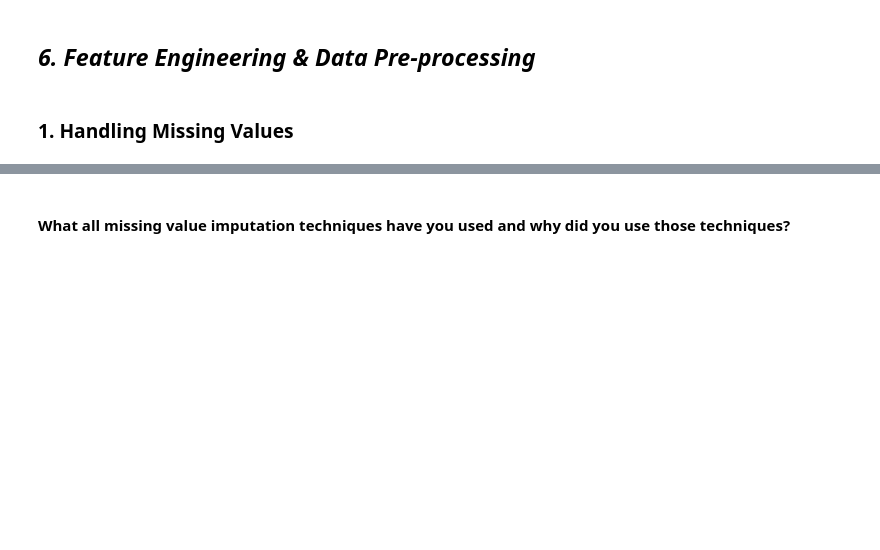
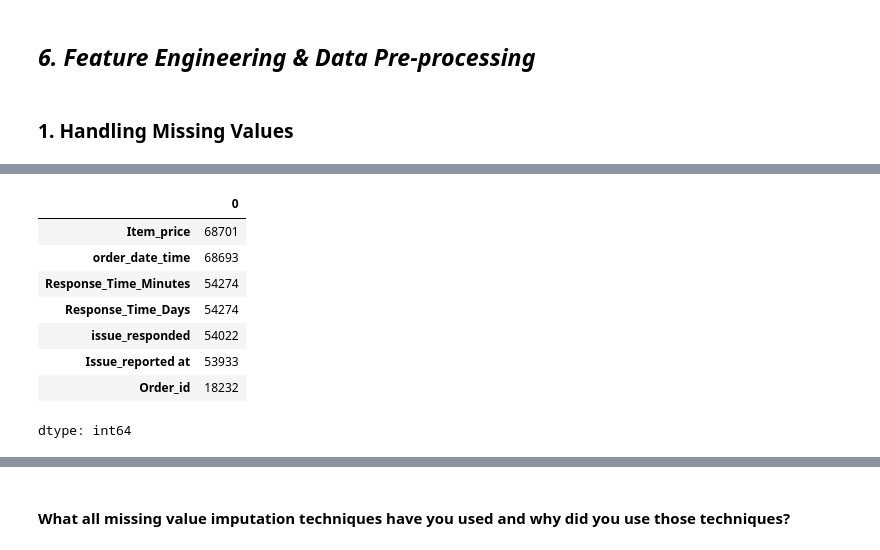
Before and after one commit to Shuvam-2000/Classification-Flipkart-Customer-Service-Satisfaction, a Jupyter notebook: Classification_Flipkart_Customer_Service_Satisfaction.ipynb, the cells around one changed output, grey strips where cells are left out. Saved outputs shown, nothing was run; the diff lists cells and outputs as text; code cells hidden in the pictures; blank space fills up the shorter version.

```diff
--- a/Classification_Flipkart_Customer_Service_Satisfaction.ipynb
+++ b/Classification_Flipkart_Customer_Service_Satisfaction.ipynb
@@ -2126,0 +2227,15 @@ Answer Here.
+# %%
+# display only the columns which has missing values
+missing_values = df.isnull().sum()
+
+missing_values[missing_values > 0].sort_values(ascending=False)
+# %% [output]
+|  | 0 |
+| Item_price | 68701 |
+| order_date_time | 68693 |
+| Response_Time_Minutes | 54274 |
+| Response_Time_Days | 54274 |
+| issue_responded | 54022 |
+| Issue_reported at | 53933 |
+| Order_id | 18232 |
+dtype: int64
```
Also changed, not shown: parts of 40 cells of this notebook.
